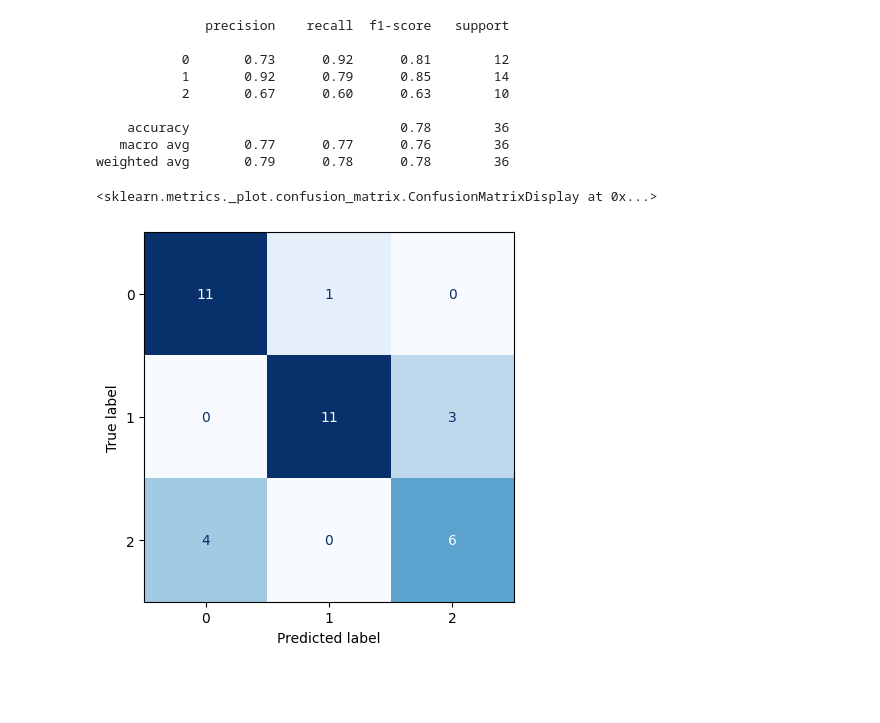
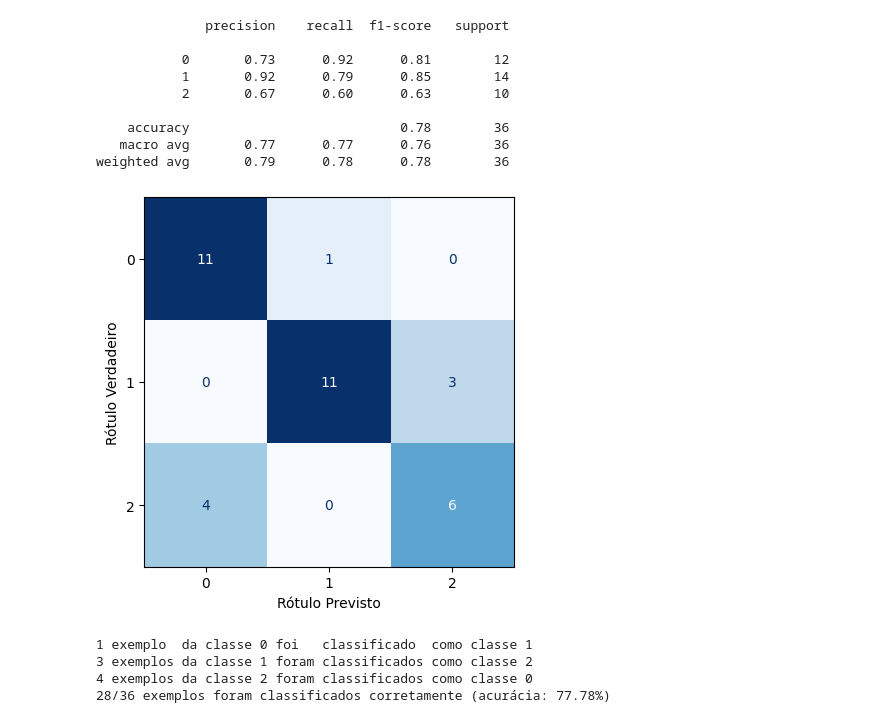
Before and after one commit to julianofoleiss/BCC6003, a Jupyter notebook: KNN/KNN.ipynb, the cells around one changed output. Drawn from its saved outputs; the diff is of its cells as text; code cells hidden in the pictures; blank space fills up the shorter version.

```diff
--- a/KNN/KNN.ipynb
+++ b/KNN/KNN.ipynb
@@ -47,7 +102,21 @@ print(classification_report(y_teste, pred))
    macro avg       0.77      0.77      0.76        36
 weighted avg       0.79      0.78      0.78        36
 # %%
+# Mostrar a matriz de confusão.
+# A matriz de confusão é um dispositivo para avaliar quais os erros que o modelo cometeu.
+# A diagonal principal mostra o número de acertos por classe. Todos os elementos fora da diagonal principal representam erros.
 ConfusionMatrixDisplay.from_predictions(y_teste, pred, colorbar=False, cmap="Blues")
+plt.xlabel("Rótulo Previsto")
+plt.ylabel("Rótulo Verdadeiro")
+plt.show()
 # %% [output]
-<sklearn.metrics._plot.confusion_matrix.ConfusionMatrixDisplay at 0x...>
-[figure, old version]
+[figure, new version]
+# %%
+# Mostrar os erros cometidos pelo classificador.
+# Na prática imprime a interpretação da matriz de confusão acima.
+print(explicar_mconf(y_teste, pred))
+# %% [output]
+1 exemplo  da classe 0 foi   classificado  como classe 1
+3 exemplos da classe 1 foram classificados como classe 2
+4 exemplos da classe 2 foram classificados como classe 0
+28/36 exemplos foram classificados corretamente (acurácia: 77.78%)
```
Also changed, not shown: parts of 13 cells of this notebook, 1 other file.
